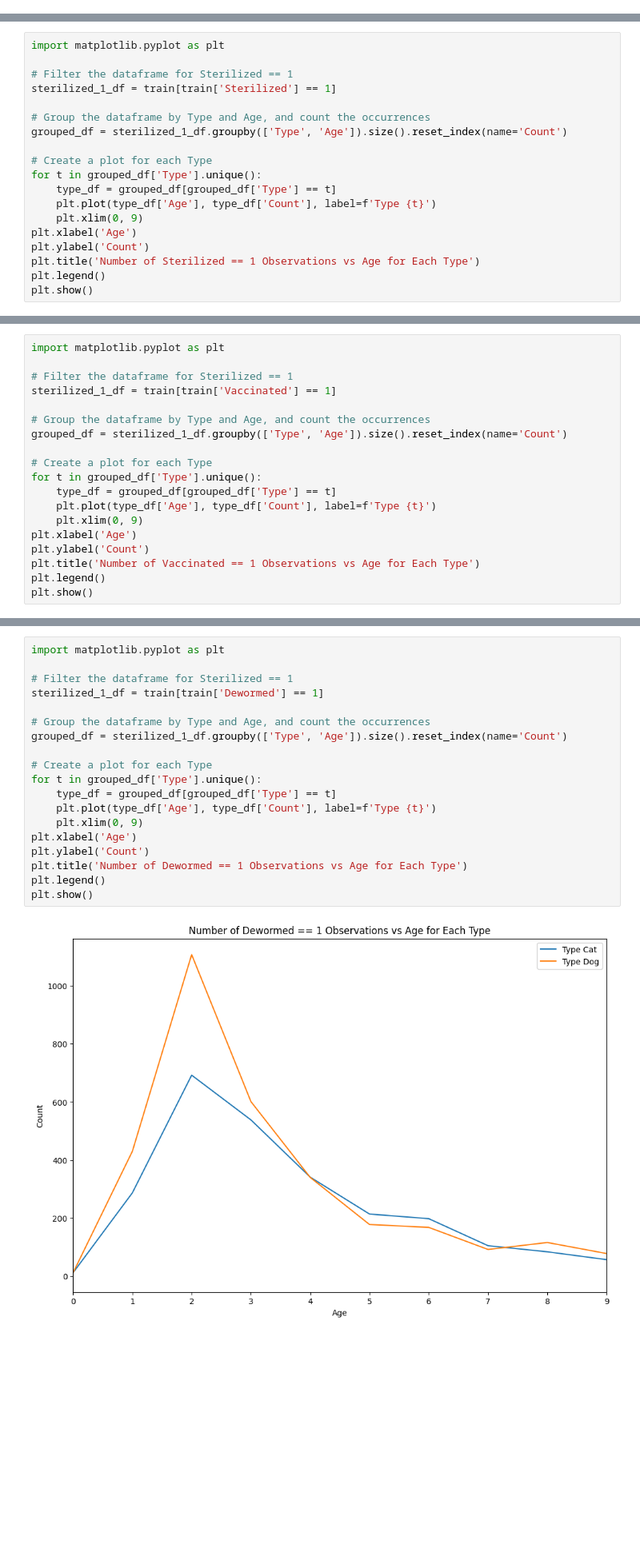
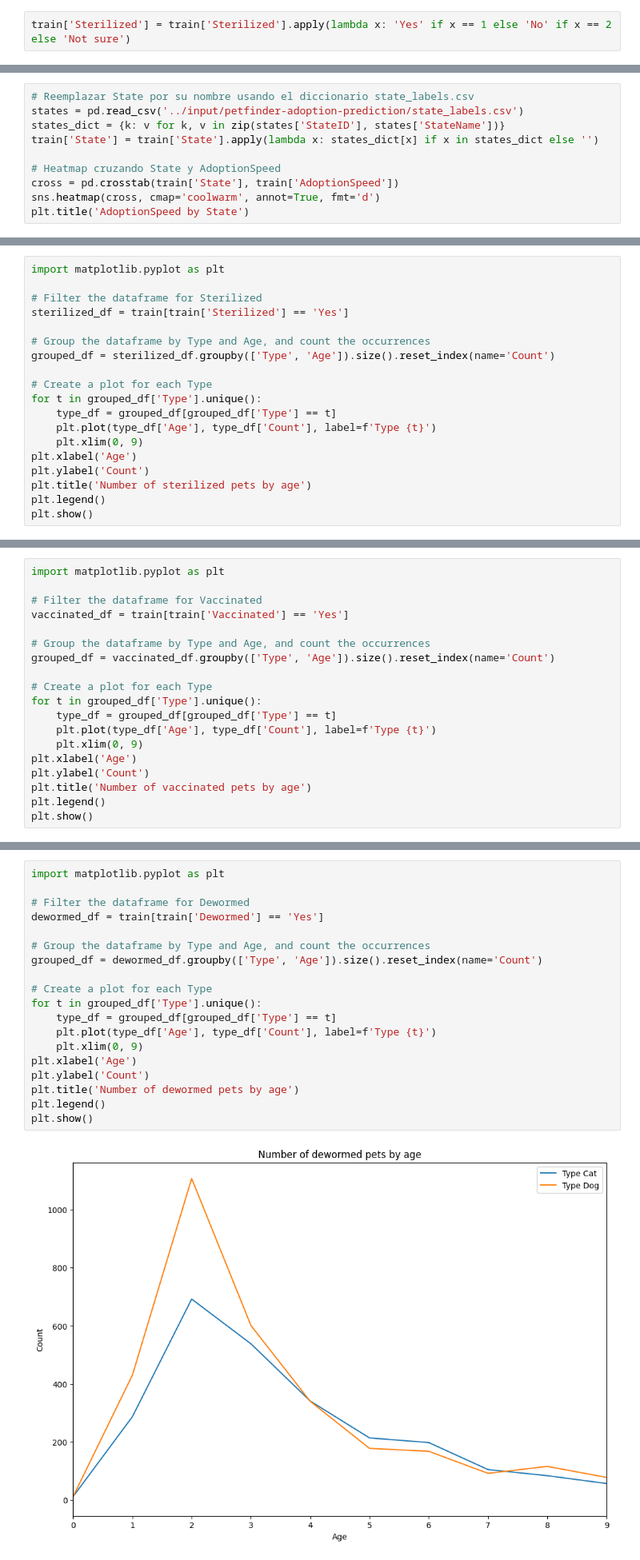
Before and after one commit to Gee1818/LaboII, a Jupyter notebook: Scripts/03_Petfinder_EDA.ipynb, the cells around one changed output, grey strips where cells are left out. Shown at 80% size. Saved outputs shown, nothing was run; the diff lists cells and outputs as text; blank space fills up the shorter version.

```diff
--- a/Scripts/03_Petfinder_EDA.ipynb
+++ b/Scripts/03_Petfinder_EDA.ipynb
@@ -364,0 +319,2 @@ plt.show()
+# %%
+train['Sterilized'] = train['Sterilized'].apply(lambda x: 'Yes' if x == 1 else 'No' if x == 2 else 'Not sure')
@@ -430,0 +385,10 @@ df_breeds[df_breeds['BreedID'].isin(top_3_breeds_unique2)]
+# %%
+# Reemplazar State por su nombre usando el diccionario state_labels.csv
+states = pd.read_csv('../input/petfinder-adoption-prediction/state_labels.csv')
+states_dict = {k: v for k, v in zip(states['StateID'], states['StateName'])}
+train['State'] = train['State'].apply(lambda x: states_dict[x] if x in states_dict else '')
+
+# Heatmap cruzando State y AdoptionSpeed
+cross = pd.crosstab(train['State'], train['AdoptionSpeed'])
+sns.heatmap(cross, cmap='coolwarm', annot=True, fmt='d')
+plt.title('AdoptionSpeed by State')
@@ -431,11 +408,11 @@ df_breeds[df_breeds['BreedID'].isin(top_3_breeds_unique2)]
 # %%
 import matplotlib.pyplot as plt
 
-# Filter the dataframe for Sterilized == 1
-sterilized_1_df = train[train['Sterilized'] == 1]
+# Filter the dataframe for Sterilized
+sterilized_df = train[train['Sterilized'] == 'Yes']
 
 # Group the dataframe by Type and Age, and count the occurrences
-grouped_df = sterilized_1_df.groupby(['Type', 'Age']).size().reset_index(name='Count')
+grouped_df = sterilized_df.groupby(['Type', 'Age']).size().reset_index(name='Count')
 
 # Create a plot for each Type
 for t in grouped_df['Type'].unique():
@@ -444,7 +421,7 @@ for t in grouped_df['Type'].unique():
     plt.xlim(0, 9)
 plt.xlabel('Age')
 plt.ylabel('Count')
-plt.title('Number of Sterilized == 1 Observations vs Age for Each Type')
+plt.title('Number of sterilized pets by age')
 plt.legend()
 plt.show()
 # %% [output]
@@ -452,11 +429,11 @@ plt.show()
 # %%
 import matplotlib.pyplot as plt
 
-# Filter the dataframe for Sterilized == 1
-sterilized_1_df = train[train['Vaccinated'] == 1]
+# Filter the dataframe for Vaccinated
+vaccinated_df = train[train['Vaccinated'] == 'Yes']
 
 # Group the dataframe by Type and Age, and count the occurrences
-grouped_df = sterilized_1_df.groupby(['Type', 'Age']).size().reset_index(name='Count')
+grouped_df = vaccinated_df.groupby(['Type', 'Age']).size().reset_index(name='Count')
 
 # Create a plot for each Type
 for t in grouped_df['Type'].unique():
@@ -465,7 +442,7 @@ for t in grouped_df['Type'].unique():
     plt.xlim(0, 9)
 plt.xlabel('Age')
 plt.ylabel('Count')
-plt.title('Number of Vaccinated == 1 Observations vs Age for Each Type')
+plt.title('Number of vaccinated pets by age')
 plt.legend()
 plt.show()
 # %% [output]
@@ -473,21 +450,21 @@ plt.show()
 # %%
 import matplotlib.pyplot as plt
 
-# Filter the dataframe for Sterilized == 1
-sterilized_1_df = train[train['Dewormed'] == 1]
+# Filter the dataframe for Dewormed
+dewormed_df = train[train['Dewormed'] == 'Yes']
 
 # Group the dataframe by Type and Age, and count the occurrences
-grouped_df = sterilized_1_df.groupby(['Type', 'Age']).size().reset_index(name='Count')
+grouped_df = dewormed_df.groupby(['Type', 'Age']).size().reset_index(name='Count')
 
 # Create a plot for each Type
 for t in grouped_df['Type'].unique():
     type_df = grouped_df[grouped_df['Type'] == t]
     plt.plot(type_df['Age'], type_df['Count'], label=f'Type {t}')
     plt.xlim(0, 9)
 plt.xlabel('Age')
 plt.ylabel('Count')
-plt.title('Number of Dewormed == 1 Observations vs Age for Each Type')
+plt.title('Number of dewormed pets by age')
 plt.legend()
 plt.show()
 # %% [output]
-[figure, old version]
+[figure, new version]
```
Also changed, not shown: parts of 55 cells of this notebook.
